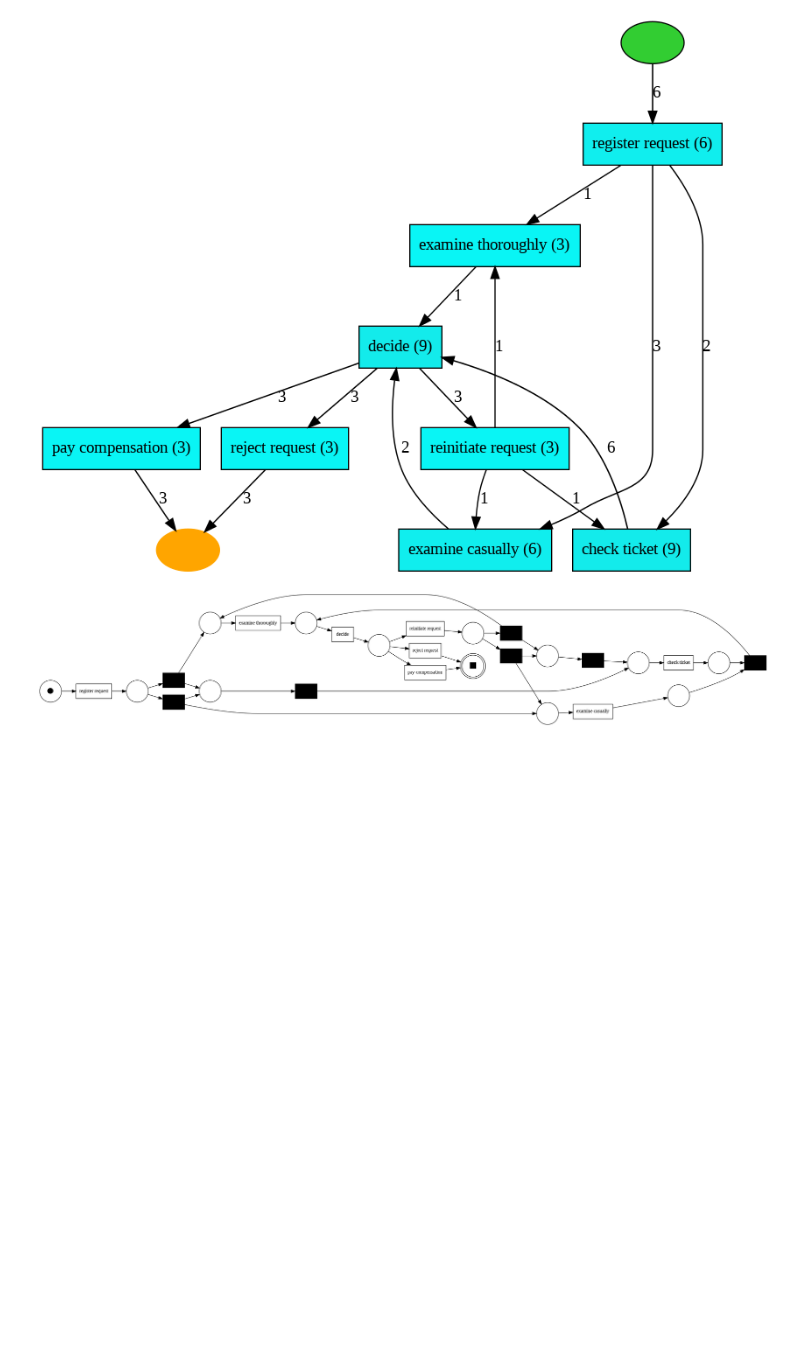
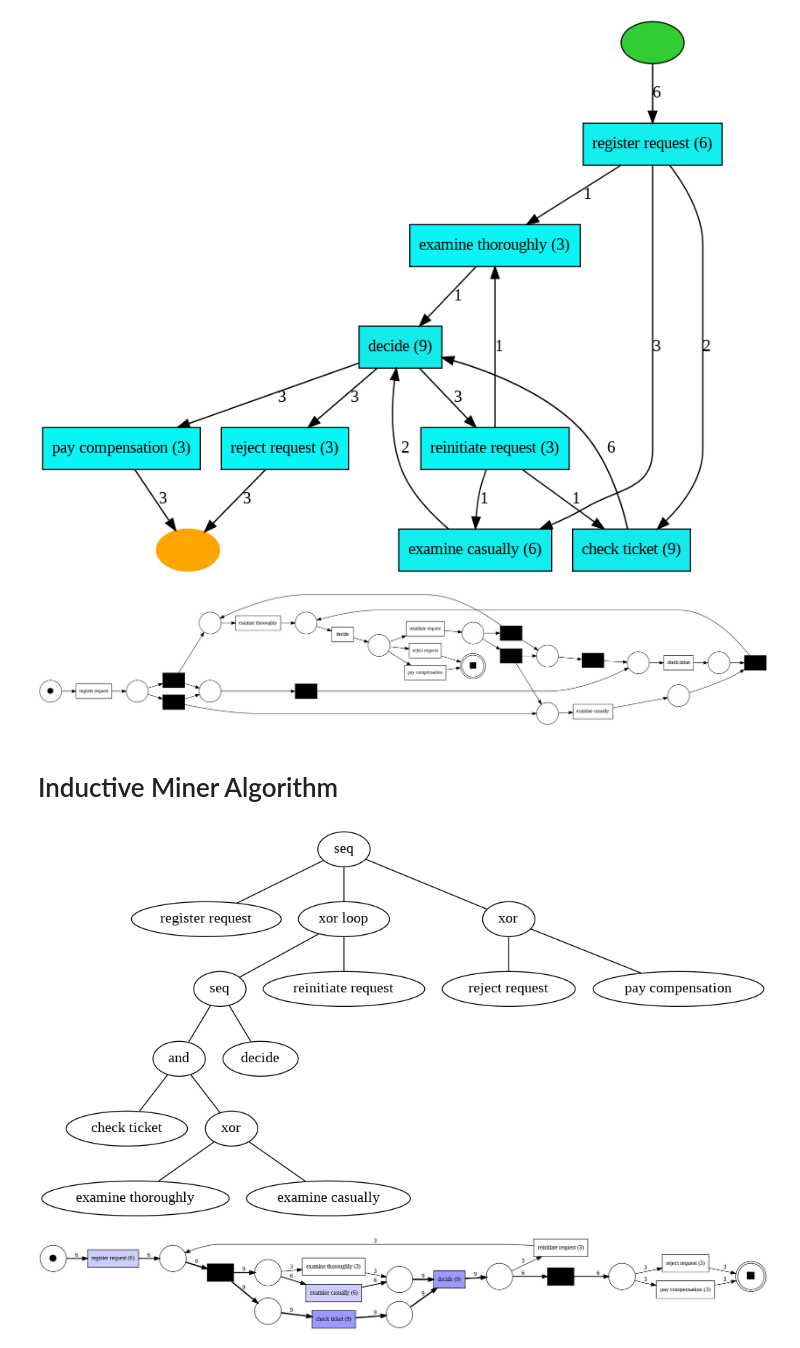
Before and after one commit to rohandawar/ProcessMining, a Jupyter notebook: Process_mining_2.ipynb, the cells around one changed output. Saved outputs shown, nothing was run; the diff lists cells and outputs as text; code cells hidden in the pictures; blank space fills up the shorter version.

```diff
--- a/Process_mining_2.ipynb
+++ b/Process_mining_2.ipynb
@@ -126,3 +126,5 @@ gviz = pn_visualizer.apply(net,im,fm)
 pn_visualizer.view(gviz)
 # %% [output]
 [figure]
+# %% [markdown]
+# Inductive Miner Algorithm
@@ -128,0 +138,21 @@ pn_visualizer.view(gviz)
+# %%
+# Create a process tree
+tree = inductive_miner.apply(log)
+# Viz
+gviz = pt_visualizer.apply(tree)
+pt_visualizer.view(gviz)
+# %% [output]
+[figure, added]
+# %%
+# Converting the process tree to a petri net
+net, initial_marking, final_marking = pt_converter.apply(tree)
+
+# viz
+parameters = {pn_visualizer.Variants.FREQUENCY.value.Parameters.FORMAT: "png"}
+gviz = pn_visualizer.apply(net, initial_marking, final_marking,
+                           parameters = parameters,
+                           variant = pn_visualizer.Variants.FREQUENCY,
+                           log = log)
+pn_visualizer.view(gviz)
+# %% [output]
+[figure, added]
```
Also changed, not shown: parts of 1 cell of this notebook.
